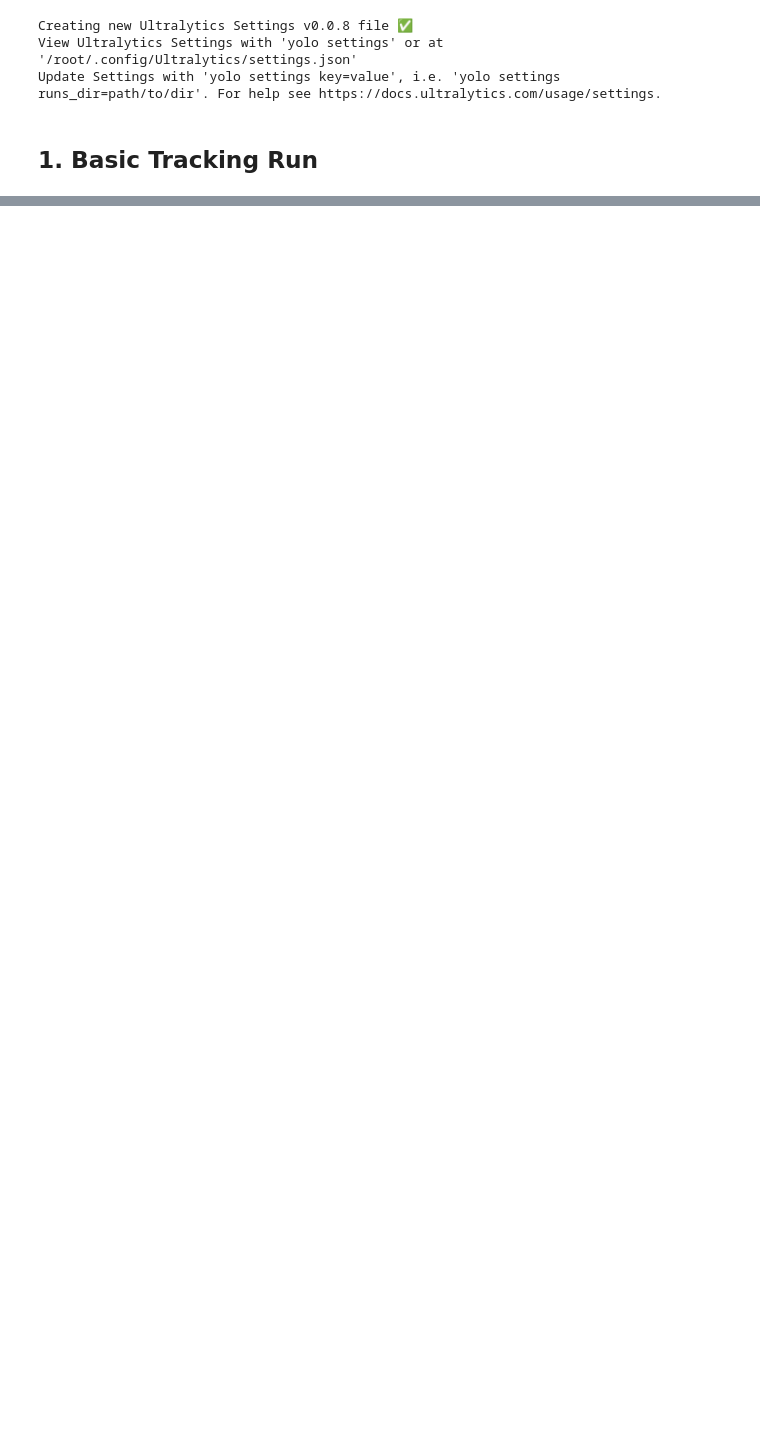
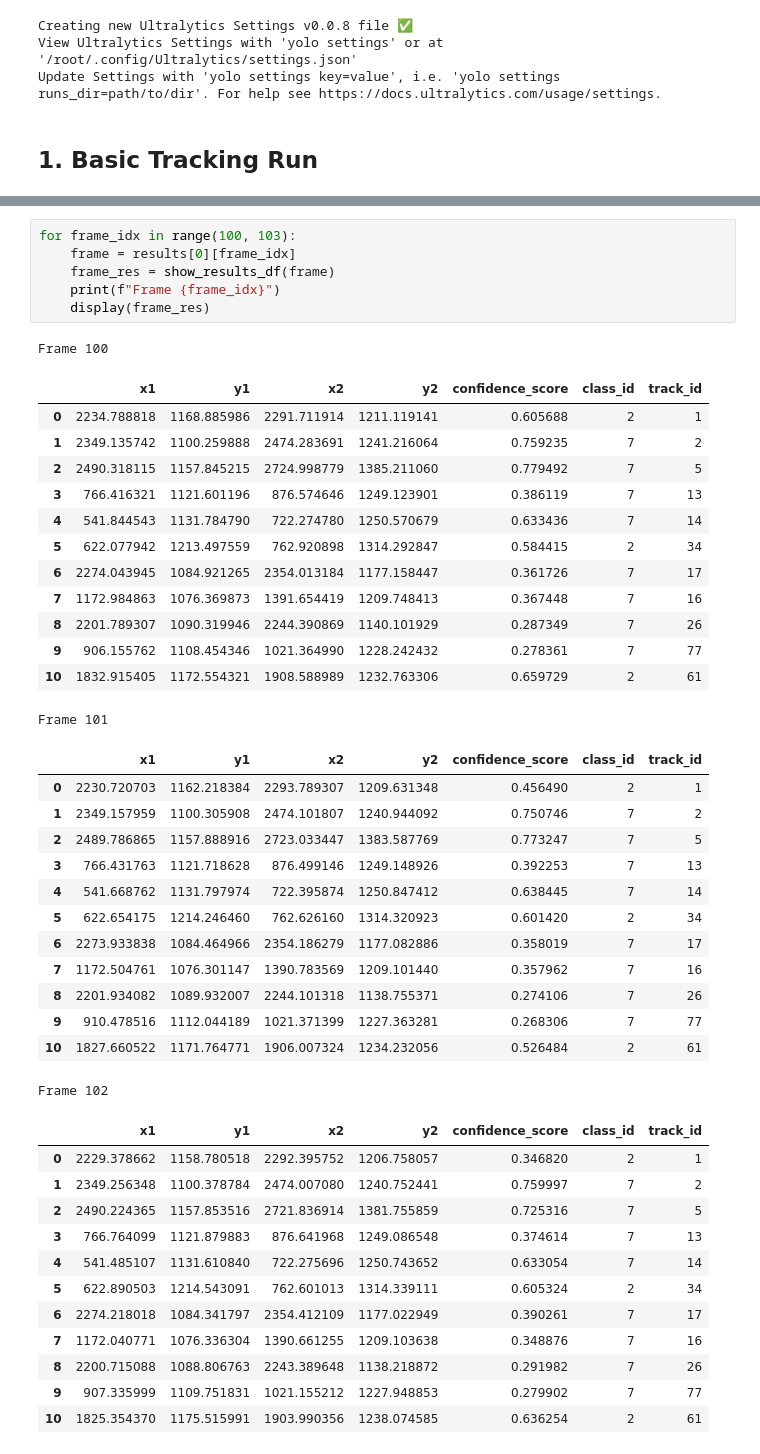
Before and after one commit to reubenjosephisidoro/line-counter, a Jupyter notebook: notebooks/tracking-video-analysis.ipynb, the cells around one changed output, grey strips where cells are left out. Drawn from its saved outputs; the diff is of its cells as text; blank space fills up the shorter version.

```diff
--- a/notebooks/tracking-video-analysis.ipynb
+++ b/notebooks/tracking-video-analysis.ipynb
@@ -341,0 +561,46 @@ Note that even if a vehicle entered the reliable zone with a wrong ID (for examp
+# %%
+for frame_idx in range(100, 103):
+    frame = results[0][frame_idx]
+    frame_res = show_results_df(frame)
+    print(f"Frame {frame_idx}")
+    display(frame_res)
+# %% [output]
+Frame 100
+|  | x1 | y1 | x2 | y2 | confidence_score | class_id | track_id |
+| 0 | 2234.788818 | 1168.885986 | 2291.711914 | 1211.119141 | 0.605688 | 2 | 1 |
+| 1 | 2349.135742 | 1100.259888 | 2474.283691 | 1241.216064 | 0.759235 | 7 | 2 |
+| 2 | 2490.318115 | 1157.845215 | 2724.998779 | 1385.211060 | 0.779492 | 7 | 5 |
+| 3 | 766.416321 | 1121.601196 | 876.574646 | 1249.123901 | 0.386119 | 7 | 13 |
+| 4 | 541.844543 | 1131.784790 | 722.274780 | 1250.570679 | 0.633436 | 7 | 14 |
+| 5 | 622.077942 | 1213.497559 | 762.920898 | 1314.292847 | 0.584415 | 2 | 34 |
+| 6 | 2274.043945 | 1084.921265 | 2354.013184 | 1177.158447 | 0.361726 | 7 | 17 |
+| 7 | 1172.984863 | 1076.369873 | 1391.654419 | 1209.748413 | 0.367448 | 7 | 16 |
+| 8 | 2201.789307 | 1090.319946 | 2244.390869 | 1140.101929 | 0.287349 | 7 | 26 |
+| 9 | 906.155762 | 1108.454346 | 1021.364990 | 1228.242432 | 0.278361 | 7 | 77 |
+| 10 | 1832.915405 | 1172.554321 | 1908.588989 | 1232.763306 | 0.659729 | 2 | 61 |
+Frame 101
+|  | x1 | y1 | x2 | y2 | confidence_score | class_id | track_id |
+| 0 | 2230.720703 | 1162.218384 | 2293.789307 | 1209.631348 | 0.456490 | 2 | 1 |
+| 1 | 2349.157959 | 1100.305908 | 2474.101807 | 1240.944092 | 0.750746 | 7 | 2 |
+| 2 | 2489.786865 | 1157.888916 | 2723.033447 | 1383.587769 | 0.773247 | 7 | 5 |
+| 3 | 766.431763 | 1121.718628 | 876.499146 | 1249.148926 | 0.392253 | 7 | 13 |
+| 4 | 541.668762 | 1131.797974 | 722.395874 | 1250.847412 | 0.638445 | 7 | 14 |
+| 5 | 622.654175 | 1214.246460 | 762.626160 | 1314.320923 | 0.601420 | 2 | 34 |
+| 6 | 2273.933838 | 1084.464966 | 2354.186279 | 1177.082886 | 0.358019 | 7 | 17 |
+| 7 | 1172.504761 | 1076.301147 | 1390.783569 | 1209.101440 | 0.357962 | 7 | 16 |
+| 8 | 2201.934082 | 1089.932007 | 2244.101318 | 1138.755371 | 0.274106 | 7 | 26 |
+| 9 | 910.478516 | 1112.044189 | 1021.371399 | 1227.363281 | 0.268306 | 7 | 77 |
+| 10 | 1827.660522 | 1171.764771 | 1906.007324 | 1234.232056 | 0.526484 | 2 | 61 |
+Frame 102
+|  | x1 | y1 | x2 | y2 | confidence_score | class_id | track_id |
+| 0 | 2229.378662 | 1158.780518 | 2292.395752 | 1206.758057 | 0.346820 | 2 | 1 |
+| 1 | 2349.256348 | 1100.378784 | 2474.007080 | 1240.752441 | 0.759997 | 7 | 2 |
+| 2 | 2490.224365 | 1157.853516 | 2721.836914 | 1381.755859 | 0.725316 | 7 | 5 |
+| 3 | 766.764099 | 1121.879883 | 876.641968 | 1249.086548 | 0.374614 | 7 | 13 |
+| 4 | 541.485107 | 1131.610840 | 722.275696 | 1250.743652 | 0.633054 | 7 | 14 |
+| 5 | 622.890503 | 1214.543091 | 762.601013 | 1314.339111 | 0.605324 | 2 | 34 |
+| 6 | 2274.218018 | 1084.341797 | 2354.412109 | 1177.022949 | 0.390261 | 7 | 17 |
+| 7 | 1172.040771 | 1076.336304 | 1390.661255 | 1209.103638 | 0.348876 | 7 | 16 |
+| 8 | 2200.715088 | 1088.806763 | 2243.389648 | 1138.218872 | 0.291982 | 7 | 26 |
+| 9 | 907.335999 | 1109.751831 | 1021.155212 | 1227.948853 | 0.279902 | 7 | 77 |
+| 10 | 1825.354370 | 1175.515991 | 1903.990356 | 1238.074585 | 0.636254 | 2 | 61 |
```
Also changed, not shown: parts of 28 cells of this notebook, 9 other files.
